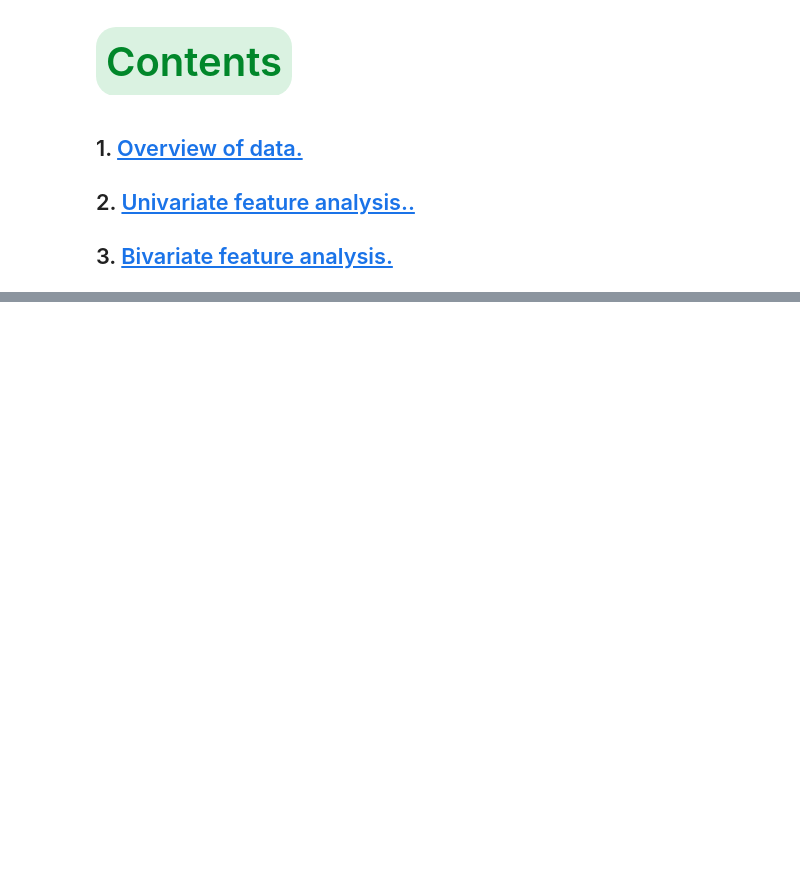
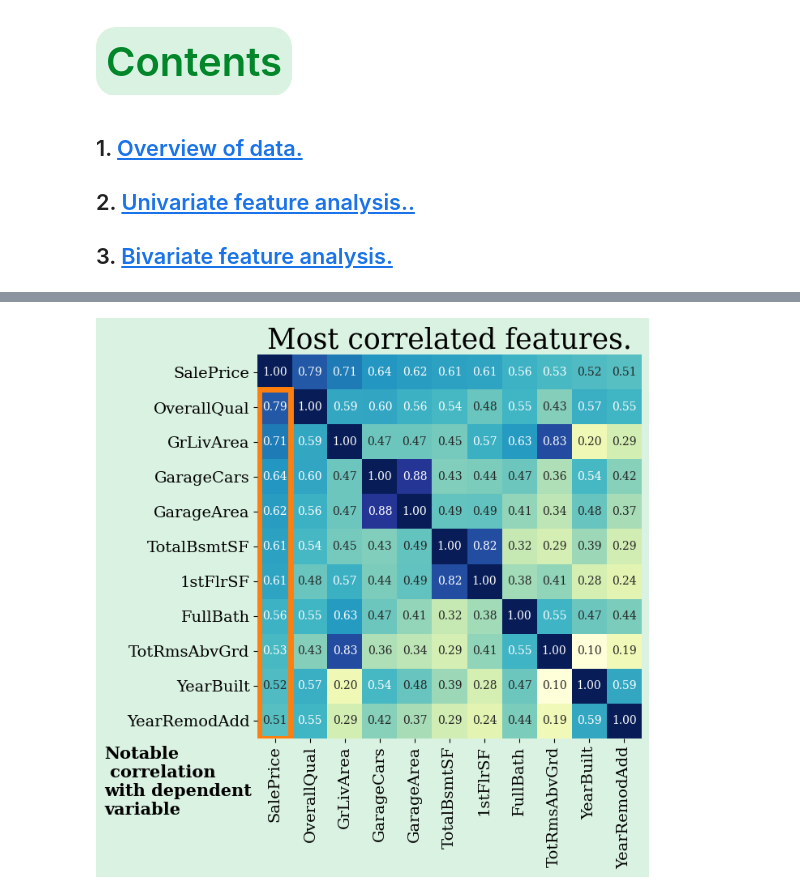
Before and after one commit to sersonSerson/Projects, a Jupyter notebook: Regression/HousePrice/01 EDA.ipynb, the cells around one changed output, grey strips where cells are left out. Drawn from its saved outputs; the diff is of its cells as text; code cells hidden in the pictures; blank space fills up the shorter version.

```diff
--- a/Regression/HousePrice/01 EDA.ipynb
+++ b/Regression/HousePrice/01 EDA.ipynb
@@ -70,0 +325,34 @@ cpal = sns.color_palette("mycolormap", n_colors=60)
+# %%
+def plot_correlated_features(df, dependent_variable, min_threshold=None):
+    import matplotlib.patches as patches
+
+    corr = df.corr()
+    sorted_index = \
+        corr[dependent_variable].apply(np.abs).sort_values(ascending=False).index
+    sorted_corr = corr[sorted_index].reindex(sorted_index)
+    if min_threshold is not None:
+        most_correlated_index = \
+            sorted_corr[(sorted_corr.iloc[:, 0] >=min_threshold) |
+                        (sorted_corr.iloc[:, 0] <= -min_threshold)].index
+        sorted_corr = sorted_corr.loc[most_correlated_index, most_correlated_index]
+
+    fig, ax = plt.subplots(figsize=(14, 7))
+    sns.heatmap(sorted_corr, ax=ax, annot=True, fmt='.2f',
+                cmap='YlGnBu',
+                cbar=False,
+                square=True)
+    ax.set_title('Most correlated features.')
+    ax.text(-0.4, -0.2, 'Notable\n correlation\nwith dependent\nvariable',
+           transform = ax.transAxes, size=15, fontweight='bold')
+    rect = patches.Rectangle((0.05, 1), 0.9, 10, linewidth=5, edgecolor=orange,
+                             facecolor='none')
+    ax.add_patch(rect)
+    plt.tight_layout()
+    plt.show()
+
+    return most_correlated_index.tolist()
+
+most_correlated_features = \
+    plot_correlated_features(train, 'SalePrice', min_threshold=0.5)
+# %% [output]
+[figure, added]
```
Also changed, not shown: parts of 32 cells of this notebook, 1 other file.
